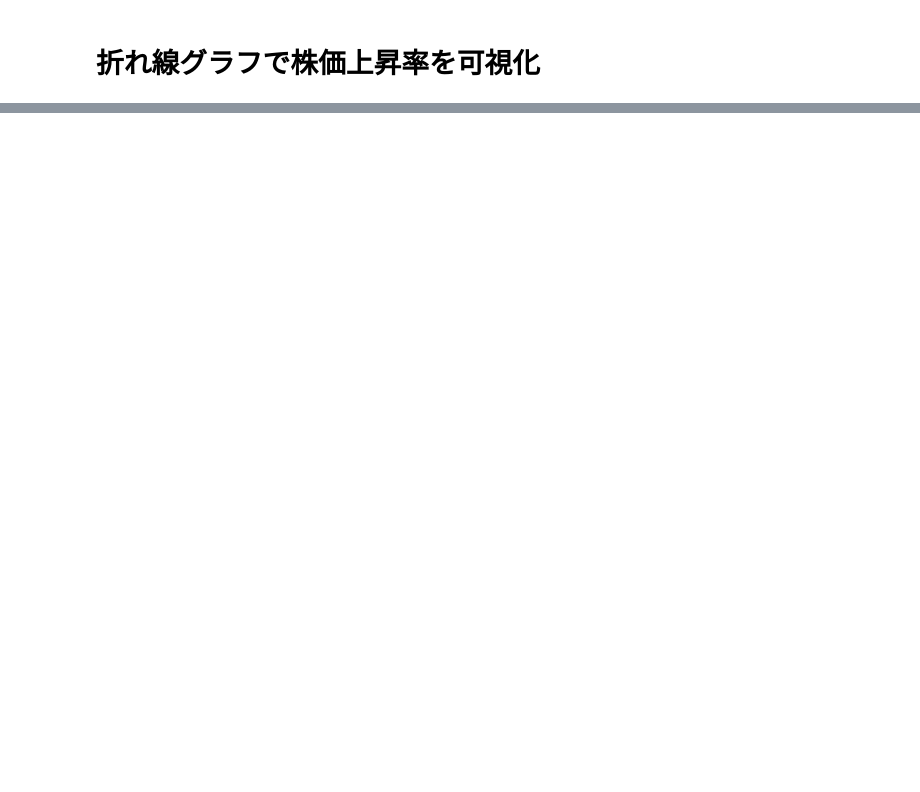
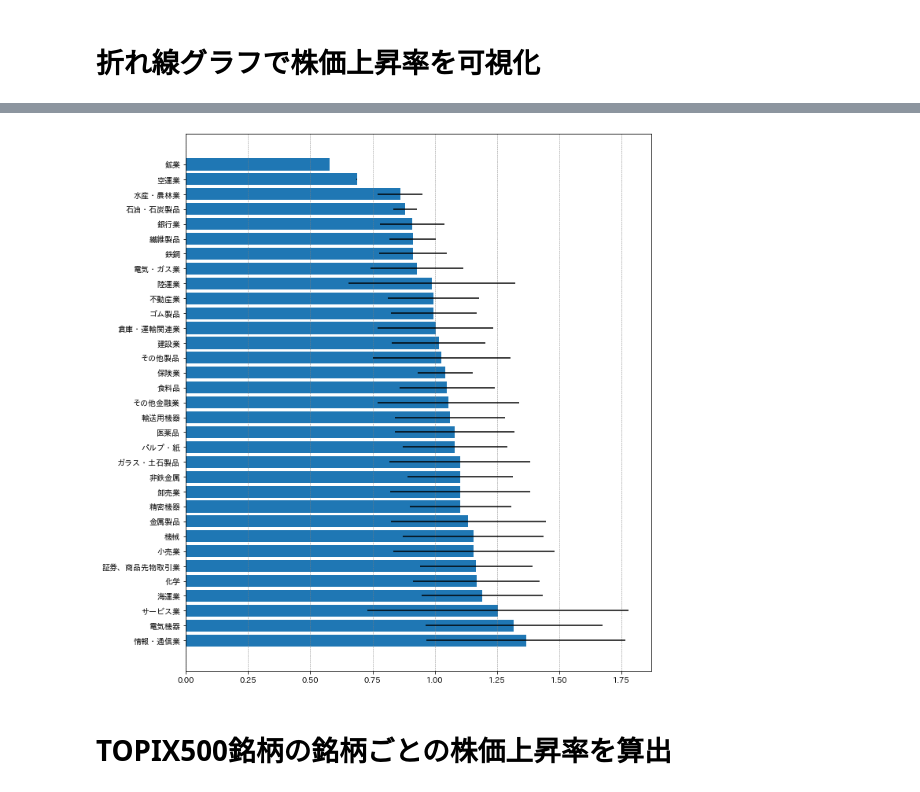
Before and after one commit to bureibu20/python_topix500, a Jupyter notebook: TOPIX500銘柄.ipynb, the cells around one changed output, grey strips where cells are left out. Cells and saved outputs as stored; diff of their text form; code cells hidden in the pictures; blank space fills up the shorter version.

```diff
--- a/TOPIX500銘柄.ipynb
+++ b/TOPIX500銘柄.ipynb
@@ -244,0 +292,17 @@ TypeError: ignored
+# %%
+# 最新日付を取得する
+latest_date = category_df.index.max()
+latest_date_str = latest_date.strftime('%04Y-%02m-%02d')
+
+# 最新日付の上昇率, 標準偏差を抽出する
+increase_rate = category_df.loc[latest_date_str, pd.IndexSlice[:, '上昇率']]
+std = category_df.loc[latest_date_str, pd.IndexSlice[:, '標準偏差']]
+
+# 業種名をリストで取得
+categories= [col[0] for col in increase_rate.columns]
+
+# 上昇率と標準偏差を列にもつDataFrameを作成し、上昇率で降順ソートする
+df = pd.DataFrame({'上昇率': increase_rate.values[0], '標準偏差': std.values[0]},
+                    index=categories)
+df = df.sort_values('上昇率', ascending=False)
+print(df)
@@ -244,0 +329,26 @@ TypeError: ignored
+# %%
+# 図と座標軸を取得
+fig = plt.figure(figsize=(10, 10))
+ax = fig.add_subplot(1,1,1)
+
+# 棒グラフに表示するデータを準備
+x = np.arange(len(categories))
+y = df['上昇率']
+yerr = df['標準偏差']
+label = df.index
+
+# 棒グラフ表示
+ax.barh(x, y, xerr=yerr, tick_label=label)
+
+# 目盛り線を表示
+ax.grid(axis='x', color='gray', linestyle='--', linewidth=0.5)
+
+# 不要な余白を削る
+plt.tight_layout()
+
+# グラフを表示
+fig.show()
+# %% [output]
+[figure, added]
+# %% [markdown]
+# TOPIX500銘柄の銘柄ごとの株価上昇率を算出
```
Also changed, not shown: parts of 14 cells of this notebook, 1 other file.
